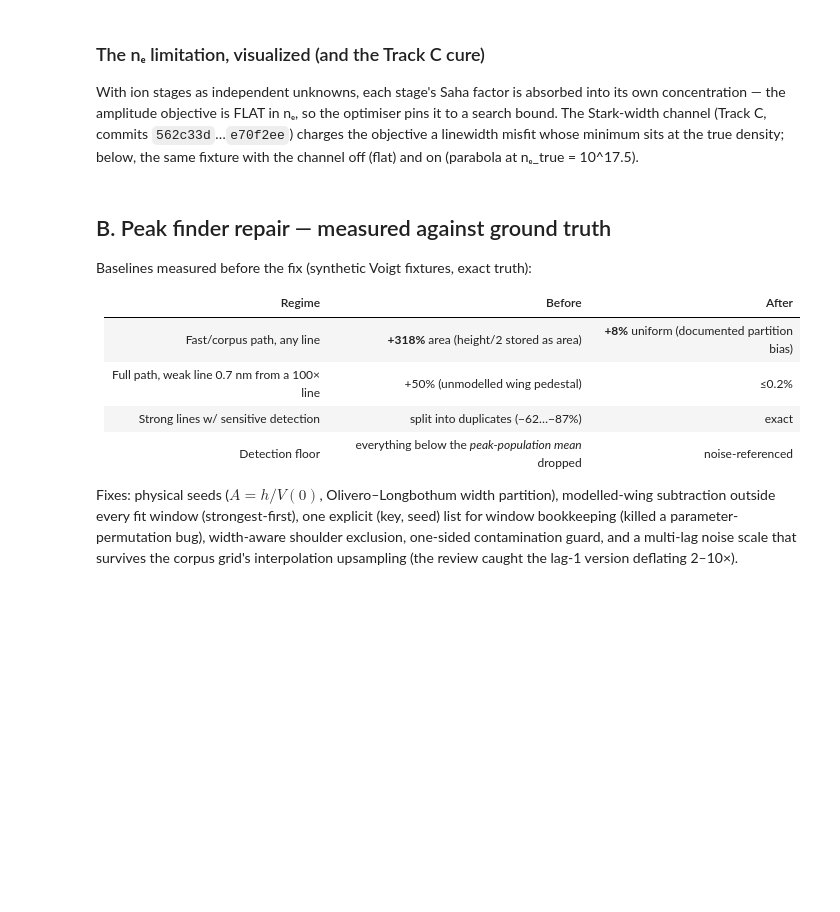
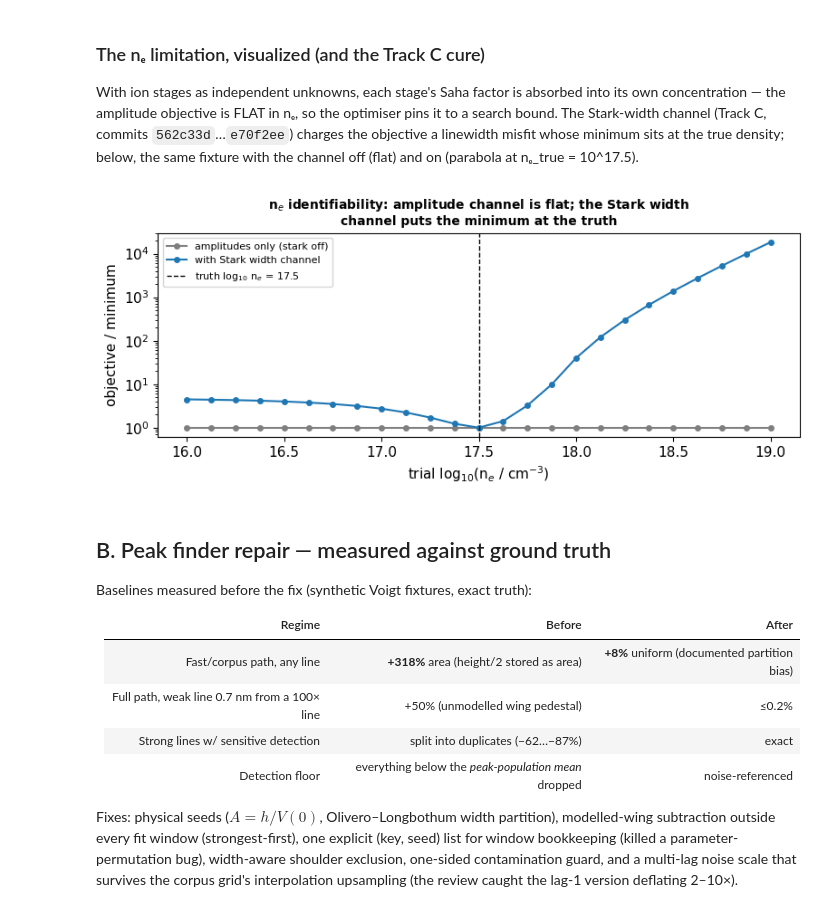
Before and after one commit to MWhitta/alibz, a Jupyter notebook: notebooks/track_ab_results.ipynb, the cells around one changed output. Cells and saved outputs as stored; diff of their text form; code cells hidden in the pictures; blank space fills up the shorter version.

```diff
--- a/notebooks/track_ab_results.ipynb
+++ b/notebooks/track_ab_results.ipynb
@@ -197,55 +201,52 @@ off (flat) and on (parabola at nₑ_true = 10^17.5).
 # %%
 from alibz.peaky_indexer_v3 import LineTable
 from alibz.utils.stark import stark_hwhm
 
 sb2 = SahaBoltzmann(DB)
 table2 = LineTable(sb2.db, sb2, wl_range=(390.0, 560.0), max_ion_stage=2)
 probe = PeakyIndexer(np.array([[1.0, 475.0, 0.03, 0.02]]))
 probe.line_table = table2
 lw2 = probe._line_weights(10_000.0, 17.0)
 strong = [j for j in np.argsort(lw2)[::-1][:2000] if table2.stark_shape[j] > 0]
 strong.sort(key=lambda j: table2.stark_shape[j])
 chosen = []
 for terc in np.array_split(np.asarray(strong), 3):
     picked = 0
     for j in terc[np.argsort(lw2[terc])[::-1]]:
         if any(abs(table2.wavelengths[j] - table2.wavelengths[k]) < 0.3 for k in chosen):
             continue
         chosen.append(int(j)); picked += 1
         if picked >= 5: break
 shapes = table2.stark_shape[chosen]
 ne_t, g_inst, ne_ref = 17.5, 0.02, 16.5
 c4 = 0.03 / (np.median(shapes) * 10.0 ** (ne_t - ne_ref))
 pk_ne = np.column_stack([lw2[chosen] / np.max(lw2[chosen]), table2.wavelengths[chosen],
                          np.full(len(chosen), 0.03),
                          g_inst + stark_hwhm(shapes, ne_t, c4, log_ne_ref=ne_ref)])
 
 ne_grid = np.linspace(16.0, 19.0, 25)
-idx_off = PeakyIndexer(pk_ne, temperature_init=10_000.0, ne_init=17.0)
-idx_off.build_candidate_matrix(shift_tolerance=0.05, max_ion_stage=2)
-amp_cost = [idx_off._outer_objective(np.array([10_000.0, ne, 0.03, 0.02]))
-            for ne in ne_grid]
+curves = {}
+for label, w in (('amplitudes only (stark off)', 0.0), ('with Stark width channel', 0.5)):
+    idx_ne = PeakyIndexer(pk_ne, temperature_init=10_000.0, ne_init=17.0)
+    idx_ne.build_candidate_matrix(shift_tolerance=0.05, max_ion_stage=2,
+                                  stark_width_weight=w, stark_c4=c4,
+                                  stark_log_ne_ref=ne_ref)
+    curves[label] = [idx_ne._outer_objective(np.array([10_000.0, ne, 0.03, 0.02]))
+                     for ne in ne_grid]
 
-idx_on = PeakyIndexer(pk_ne, temperature_init=10_000.0, ne_init=17.0)
-idx_on.build_candidate_matrix(shift_tolerance=0.05, max_ion_stage=2,
-                              stark_width_weight=0.5, stark_c4=c4,
-                              stark_log_ne_ref=ne_ref)
-width_cost = np.array([idx_on._width_cost(ne) for ne in ne_grid])
-
-fig, axs = plt.subplots(1, 2, figsize=(11, 3.5))
-axs[0].plot(ne_grid, amp_cost, 'o-', ms=4, color='#7f7f7f')
-axs[0].set_title('Amplitude objective: FLAT in n$_e$\n(stages independent -> pins to a bound)',
-                 fontsize=10, fontweight='bold')
-axs[1].semilogy(ne_grid, np.maximum(width_cost, 1e-6 * width_cost.max()), 'o-',
-                ms=4, color='#1f77b4')
-axs[1].axvline(ne_t, color='k', ls='--', lw=1, label='truth 17.5')
-axs[1].set_title('Stark width channel (Track C):\nminimum at the true density',
-                 fontsize=10, fontweight='bold')
-axs[1].legend(fontsize=8)
-for ax in axs:
-    ax.set_xlabel('trial log$_{10}$(n$_e$ / cm$^{-3}$)')
-    ax.set_ylabel('cost')
-plt.tight_layout(); plt.show()
+fig, ax = plt.subplots(figsize=(8, 3.5))
+for (label, cost), color in zip(curves.items(), ('#7f7f7f', '#1f77b4')):
+    c = np.asarray(cost)
+    ax.plot(ne_grid, c / c.min(), 'o-', ms=4, color=color, label=label)
+ax.axvline(ne_t, color='k', ls='--', lw=1, label='truth log$_{10}$ n$_e$ = 17.5')
+ax.set_xlabel('trial log$_{10}$(n$_e$ / cm$^{-3}$)')
+ax.set_ylabel('objective / minimum')
+ax.set_yscale('log')
+ax.set_title('n$_e$ identifiability: amplitude channel is flat; the Stark width\n'
+             'channel puts the minimum at the truth', fontweight='bold', fontsize=10)
+ax.legend(fontsize=8); plt.tight_layout(); plt.show()
+# %% [output]
+[figure, added]
 # %% [markdown]
 ## B. Peak finder repair — measured against ground truth
 
```
Also changed, not shown: parts of 5 cells of this notebook, 1 other file.
